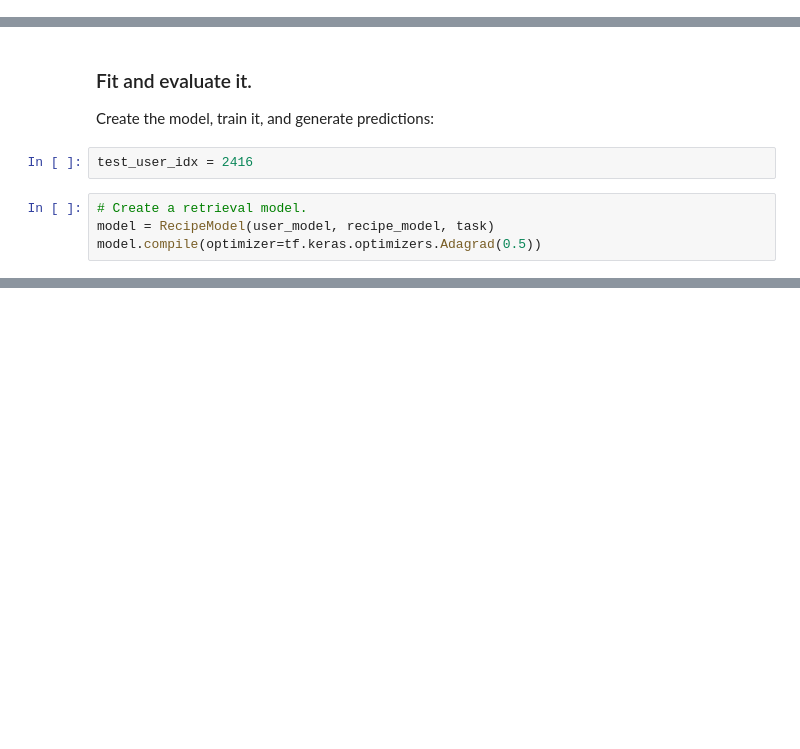
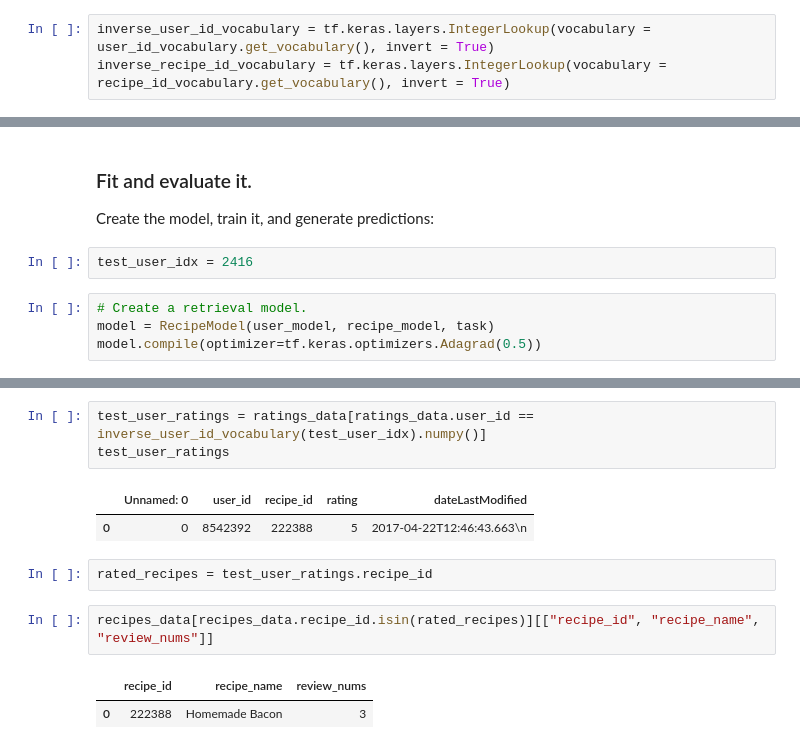
Before and after one commit to dtuleva/Recipe_Recommendation_System, a Jupyter notebook: tfrs_quickstart_recreate.ipynb, the cells around one changed output, grey strips where cells are left out. Cells and saved outputs as stored; diff of their text form; blank space fills up the shorter version.

```diff
--- a/tfrs_quickstart_recreate.ipynb
+++ b/tfrs_quickstart_recreate.ipynb
@@ -64 +83,4 @@ recipe_id_vocabulary = tf.keras.layers.IntegerLookup(mask_token=None)
 recipe_id_vocabulary.adapt(recipes)
+# %%
+inverse_user_id_vocabulary = tf.keras.layers.IntegerLookup(vocabulary = user_id_vocabulary.get_vocabulary(), invert = True)
+inverse_recipe_id_vocabulary = tf.keras.layers.IntegerLookup(vocabulary = recipe_id_vocabulary.get_vocabulary(), invert = True)
@@ -174,0 +212,13 @@ ratings_data[ratings_data.user_id == 8542392]
+# %%
+test_user_ratings = ratings_data[ratings_data.user_id == inverse_user_id_vocabulary(test_user_idx).numpy()]
+test_user_ratings
+# %% [output]
+|  | Unnamed: 0 | user_id | recipe_id | rating | dateLastModified |
+| 0 | 0 | 8542392 | 222388 | 5 | 2017-04-22T12:46:43.663\n |
+# %%
+rated_recipes = test_user_ratings.recipe_id
+# %%
+recipes_data[recipes_data.recipe_id.isin(rated_recipes)][["recipe_id", "recipe_name", "review_nums"]]
+# %% [output]
+|  | recipe_id | recipe_name | review_nums |
+| 0 | 222388 | Homemade Bacon | 3 |
```
Also changed, not shown: parts of 20 cells of this notebook.
